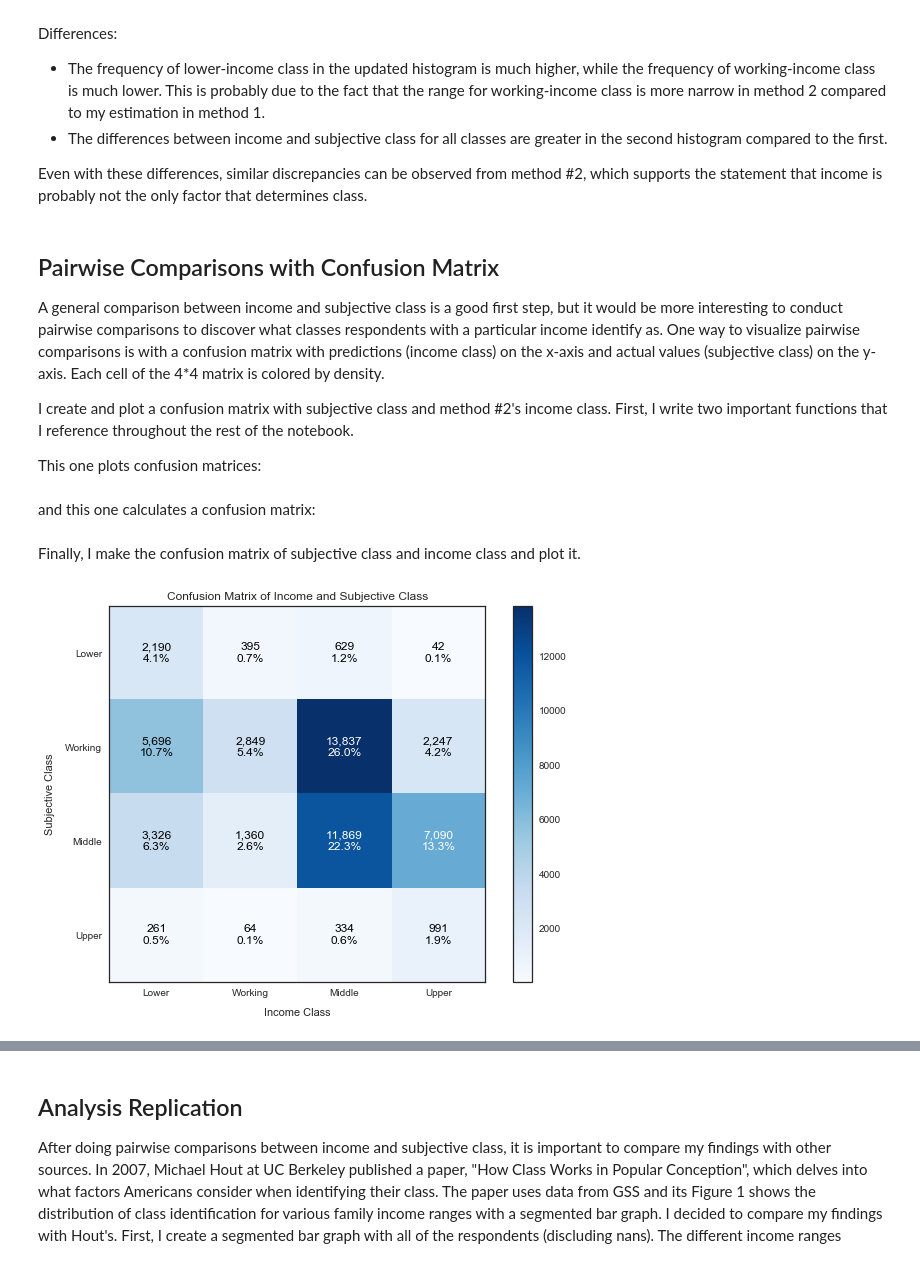
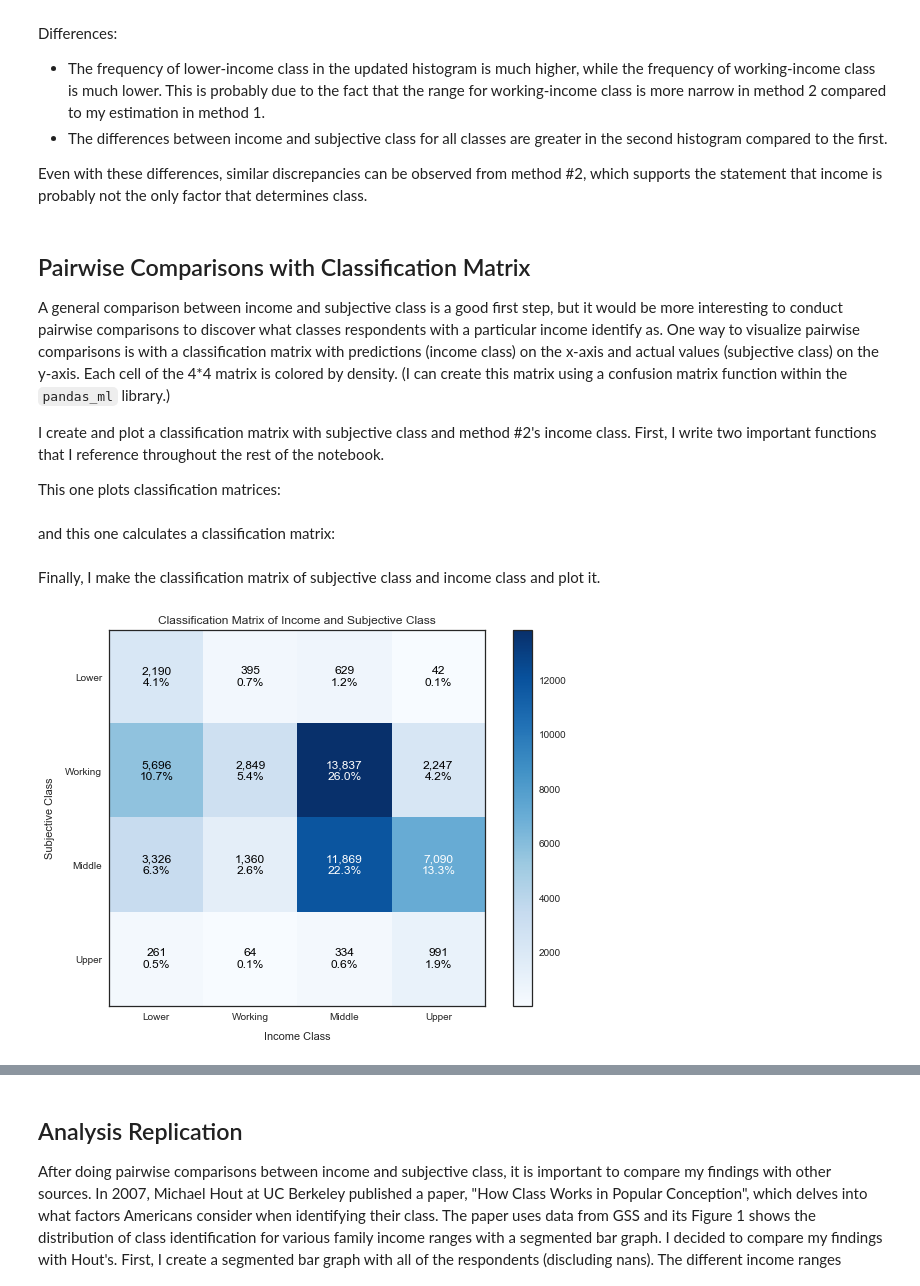
Before and after one commit to coverney/ThinkStats2, a Jupyter notebook: project1/project1.ipynb, the cells around one changed output, grey strips where cells are left out. Cells and saved outputs as stored; diff of their text form; code cells hidden in the pictures.

Commit message:
Updated project 1
changed instances of confusion matrix to classification matrix

```diff
--- a/project1/project1.ipynb
+++ b/project1/project1.ipynb
@@ -321,25 +321,25 @@ Differences:
 
 Even with these differences, similar discrepancies can be observed from method #2, which supports the statement that income is probably not the only factor that determines class.
 # %% [markdown]
-## Pairwise Comparisons with Confusion Matrix
-A general comparison between income and subjective class is a good first step, but it would be more interesting to conduct pairwise comparisons to discover what classes respondents with a particular income identify as. One way to visualize pairwise comparisons is with a confusion matrix with predictions (income class) on the x-axis and actual values (subjective class) on the y-axis. Each cell of the 4\*4 matrix is colored by density.
+## Pairwise Comparisons with Classification Matrix
+A general comparison between income and subjective class is a good first step, but it would be more interesting to conduct pairwise comparisons to discover what classes respondents with a particular income identify as. One way to visualize pairwise comparisons is with a classification matrix with predictions (income class) on the x-axis and actual values (subjective class) on the y-axis. Each cell of the 4\*4 matrix is colored by density. (I can create this matrix using a confusion matrix function within the `pandas_ml` library.)
 
-I create and plot a confusion matrix with subjective class and method #2's income class. First, I write two important functions that I reference throughout the rest of the notebook.
+I create and plot a classification matrix with subjective class and method #2's income class. First, I write two important functions that I reference throughout the rest of the notebook.
 
-This one plots confusion matrices:
+This one plots classification matrices:
 # %%
 # The following function was adapted from a stack overflow thread
-def plot_confusion_matrix(cm,
+def plot_classification_matrix(cm,
                           target_names,
-                          title='Confusion matrix',
+                          title='Classification matrix',
                           cmap=None,
                           normalize=True, y_label='True plot', x_label='Predicted label'):
     """
-    Given the values of a confusion matrix (cm), make a nice plot
+    Given the values of a classification matrix (cm), make a nice plot
 
     Arguments
     ---------
-    cm:           confusion matrix
+    cm:           classification matrix
 
     target_names: given classification classes such as [0, 1, 2]
                   the class names, for example: ['high', 'medium', 'low']
@@ -394,29 +394,29 @@ def plot_confusion_matrix(cm,
     plt.colorbar()
     plt.show()
 # %% [markdown]
-and this one calculates a confusion matrix:
+and this one calculates a classification matrix:
 # %%
-# Function to find confusion matrix and convert to numpy arrays
+# Function to find classification matrix and convert to numpy arrays
 def get_cm(actual, prediction):
     """
-    Create confusion matrix from two series
+    Create classification matrix from two series
 
     actual: contains values along y-axis
     prediction: contains values along x-axis
-    cm: numpy array form of confusion matrix
+    cm: numpy array form of classification matrix
     """
-    confusion_matrix = ConfusionMatrix(actual, prediction)
-    # Convert confusion matrix into data frame and then numpy arrays
-    cm_df = confusion_matrix.to_dataframe()
+    classification_matrix = ConfusionMatrix(actual, prediction)
+    # Convert classification matrix into data frame and then numpy arrays
+    cm_df = classification_matrix.to_dataframe()
     cm = cm_df.values
     return cm
 # %% [markdown]
-Finally, I make the confusion matrix of subjective class and income class and plot it.
+Finally, I make the classification matrix of subjective class and income class and plot it.
 # %%
-# Make confusion matrix of subjective class and income class
+# Make classification matrix of subjective class and income class
 cm = get_cm(all_classes, income_classes)
-# Plot confusion matrix
-plot_confusion_matrix(cm,['Lower', 'Working', 'Middle', 'Upper'],title='Confusion Matrix of Income and Subjective Class',cmap=None,normalize=True, y_label='Subjective Class', x_label='Income Class')
+# Plot classification matrix
+plot_classification_matrix(cm,['Lower', 'Working', 'Middle', 'Upper'],title='Classification Matrix of Income and Subjective Class',cmap=None,normalize=True, y_label='Subjective Class', x_label='Income Class')
 # %% [output]
-[figure, old version]
+[figure, new version]
 # %% [markdown]
```
Also changed, not shown: parts of 16 cells of this notebook, 2 other files.
